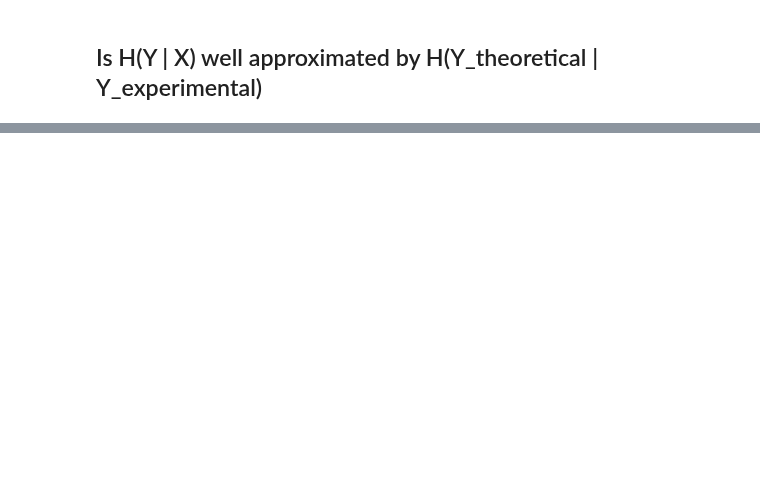
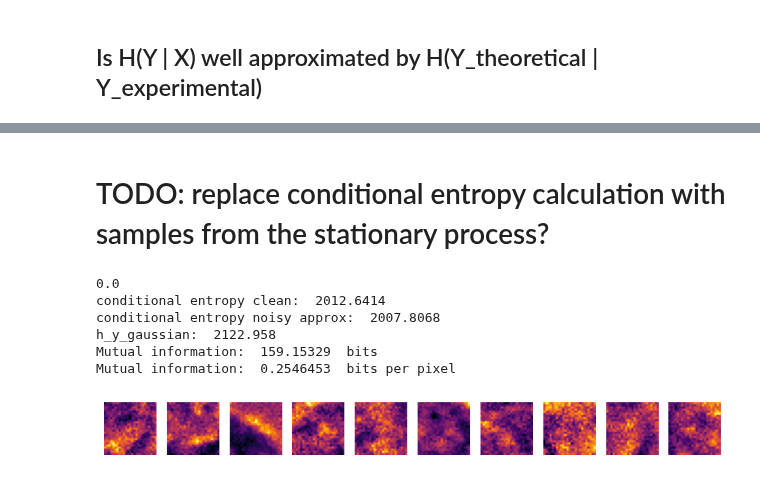
Before and after one commit to Waller-Lab/EncodingInformation, a Jupyter notebook: info_estimators_validation/MI_estimation.ipynb, the cells around one changed output, grey strips where cells are left out. Cells and saved outputs as stored; diff of their text form; code cells hidden in the pictures; blank space fills up the shorter version.

```diff
--- a/info_estimators_validation/MI_estimation.ipynb
+++ b/info_estimators_validation/MI_estimation.ipynb
@@ -218,0 +107,45 @@ XlaRuntimeError: INTERNAL: Failed to load in-memory CUBIN: CUDA_ERROR_INVALID_DE
+# %% [markdown]
+# TODO: replace conditional entropy calculation with samples from the stationary process?
+# %%
+images_to_use = images * 0.1
+
+if np.min(images_to_use) < 0:
+    raise ValueError('images must be nonnegative')
+
+noisy_images = np.array(add_shot_noise(images_to_use))
+print(np.min(noisy_images))
+
+h_y_given_x_true = compute_conditional_entropy(images_to_use)
+h_y_given_x_noisy_approx = compute_conditional_entropy(noisy_images)
+
+print('conditional entropy clean: ', h_y_given_x_true)
+print('conditional entropy noisy approx: ', h_y_given_x_noisy_approx)
+
+
+h_y_gaussian = gaussian_entropy_estimate(noisy_images, stationary=False, cutoff_percentile=8)
+
+print('h_y_gaussian: ', h_y_gaussian)
+
+mutual_info = (h_y_gaussian - h_y_given_x_true)
+# convert from nats to bits
+mutual_info /= np.log(2)
+
+mutual_info_per_pixel = mutual_info / (images_to_use.shape[1] * images_to_use.shape[2])
+
+print('Mutual information: ', mutual_info, ' bits')
+print('Mutual information: ', mutual_info_per_pixel, ' bits per pixel')
+
+# plot examples of noisy images
+num_to_plot = 10
+fig, ax = plt.subplots(1, num_to_plot, figsize=(num_to_plot, 1))
+for i in range(num_to_plot):
+    ax[i].imshow(noisy_images[i], cmap='inferno')
+    ax[i].axis('off')
+# %% [output]
+0.0
+conditional entropy clean:  2012.6414
+conditional entropy noisy approx:  2007.8068
+h_y_gaussian:  2122.958
+Mutual information:  159.15329  bits
+Mutual information:  0.2546453  bits per pixel
+[figure, added]
```
Also changed, not shown: parts of 6 cells of this notebook, 2 other files.
